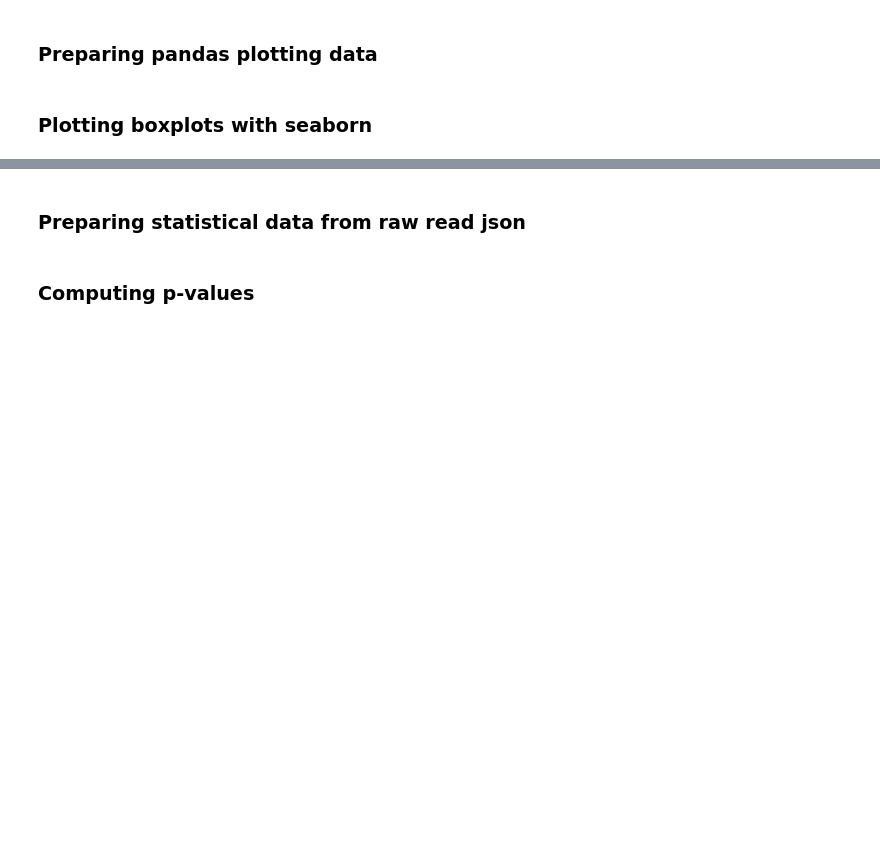
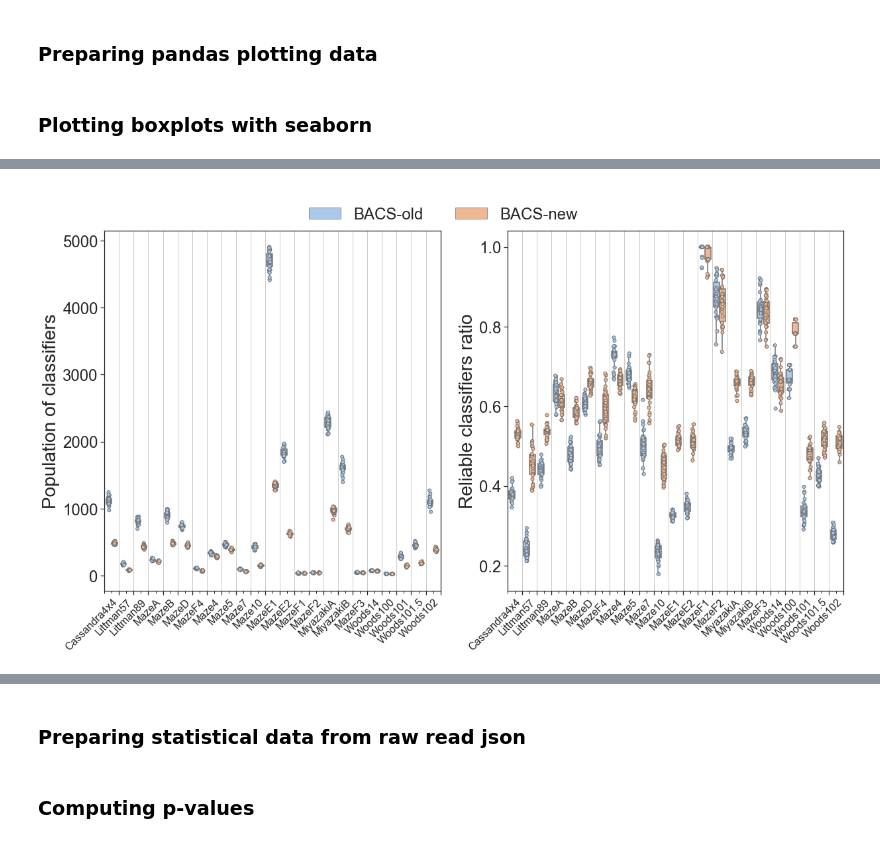
Before and after one commit to RomainOr/Reasoning-with-ALCS, a Jupyter notebook: example/MazeBoxplot.ipynb, the cells around one changed output, grey strips where cells are left out. Drawn from its saved outputs; the diff is of its cells as text; code cells hidden in the pictures; blank space fills up the shorter version.

```diff
--- a/example/MazeBoxplot.ipynb
+++ b/example/MazeBoxplot.ipynb
@@ -265,0 +342,5 @@ plot_first_time_full_knowledge_achieved(pandas_data)
+# %%
+if produce_graph:
+    plot_whole_population_and_reliable_ratio(pandas_data, exp_list_names)
+# %% [output]
+[figure, added]
```
Also changed, not shown: parts of 19 cells of this notebook, 57 other files.
